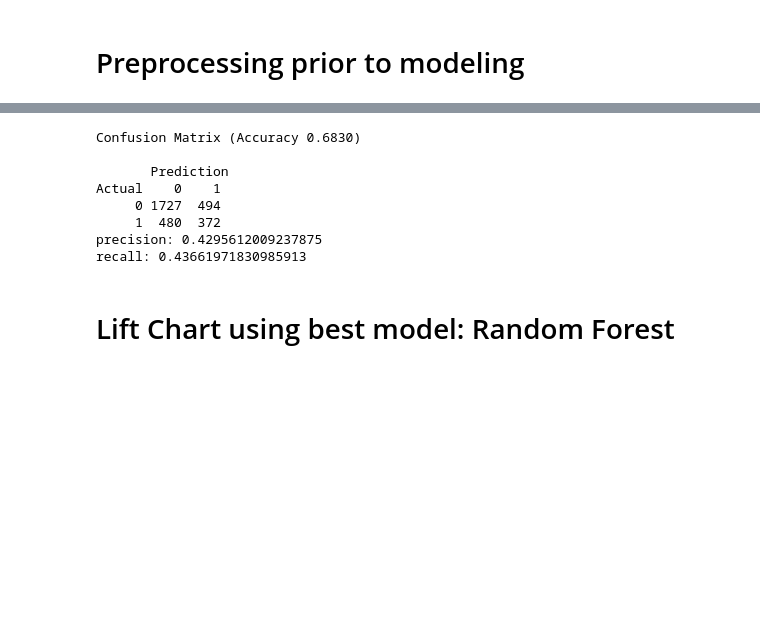
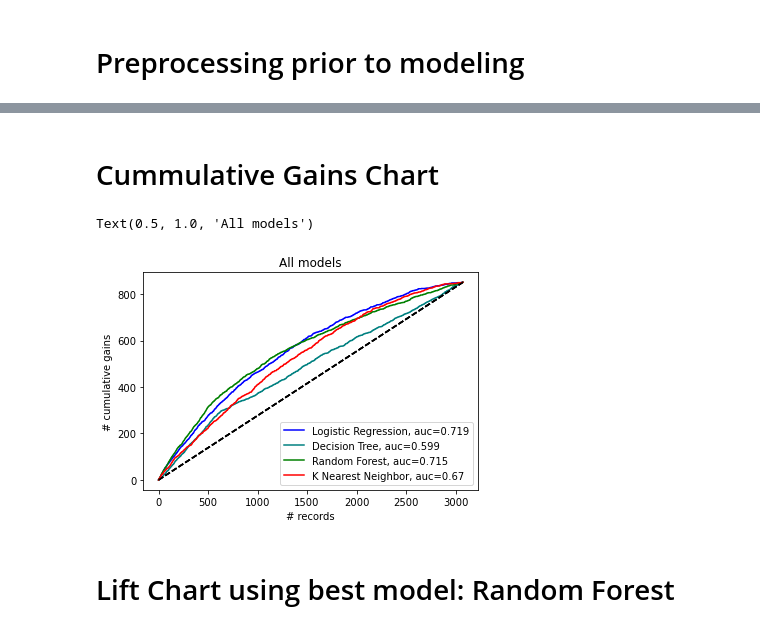
Before and after one commit to ivan-usd/business-repo, a Jupyter notebook: notebooks/iac_modeling.ipynb, the cells around one changed output, grey strips where cells are left out. Saved outputs shown, nothing was run; the diff lists cells and outputs as text; code cells hidden in the pictures; blank space fills up the shorter version.

Commit message:
adding gains chart

```diff
--- a/notebooks/iac_modeling.ipynb
+++ b/notebooks/iac_modeling.ipynb
@@ -130,21 +129,26 @@ recall: 0.22183098591549297
-# %%
-movie_neural = MLPClassifier(random_state=1, max_iter=300)
-movie_neural.fit(X_train, y_train['label'])
-y_pred = movie_neural.predict(X_val)
-
-# Comparing Results
-classificationSummary(y_val.label, y_pred)
-print(f'precision: {precision_score(y_val.label, y_pred, zero_division=0)}')
-print(f'recall: {recall_score(y_val.label, y_pred, zero_division=1)}')
-# %% [output]
-Confusion Matrix (Accuracy 0.6830)
-
-       Prediction
-Actual    0    1
-     0 1727  494
-     1  480  372
-precision: 0.4295612009237875
-recall: 0.43661971830985913
+# %% [markdown]
+# Cummulative Gains Chart
+# %%
+def modelGainsChart(model, title, color, label, ax=None):
+    result = pd.DataFrame({
+        'actual': np.array(y_val['label']),
+        'prob': model.predict_proba(X_val)[:, 1]
+    })
+    y_prob = result.prob
+    result = result.sort_values(by=['prob'], ascending=False).reset_index(drop=True)
+    ax = gainsChart(result.actual, ax=ax, color=color, label= f'{label}, auc={round(roc_auc_score(y_val.label,y_prob),3)}')
+    ax.set_title(title)
+    return ax
+# %%
+ax = modelGainsChart(movie_log, 'Logistic regression','blue','Logistic Regression')
+modelGainsChart(movie_tree, 'Decision tree','teal','Decision Tree', ax)
+modelGainsChart(movie_rf, 'Random forest','green','Random Forest', ax)
+modelGainsChart(movie_knn, 'K Nearest Neighbor','red','K Nearest Neighbor', ax)
+ax.legend()
+ax.set_title('All models')
+# %% [output]
+Text(0.5, 1.0, 'All models')
+[figure, added]
 # %% [markdown]
 # Lift Chart using best model: Random Forest
 # %%
```
Also changed, not shown: parts of 7 cells of this notebook.
